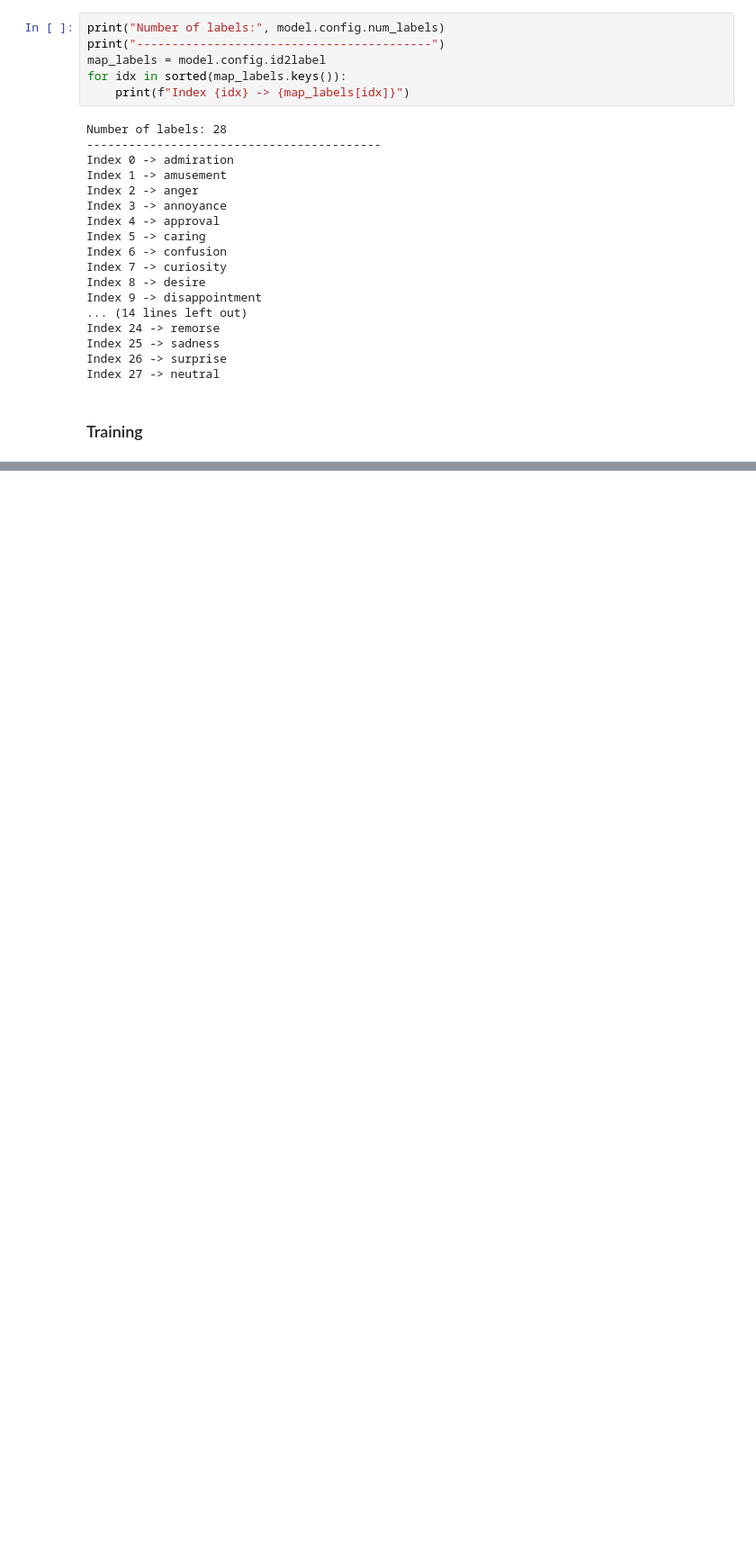
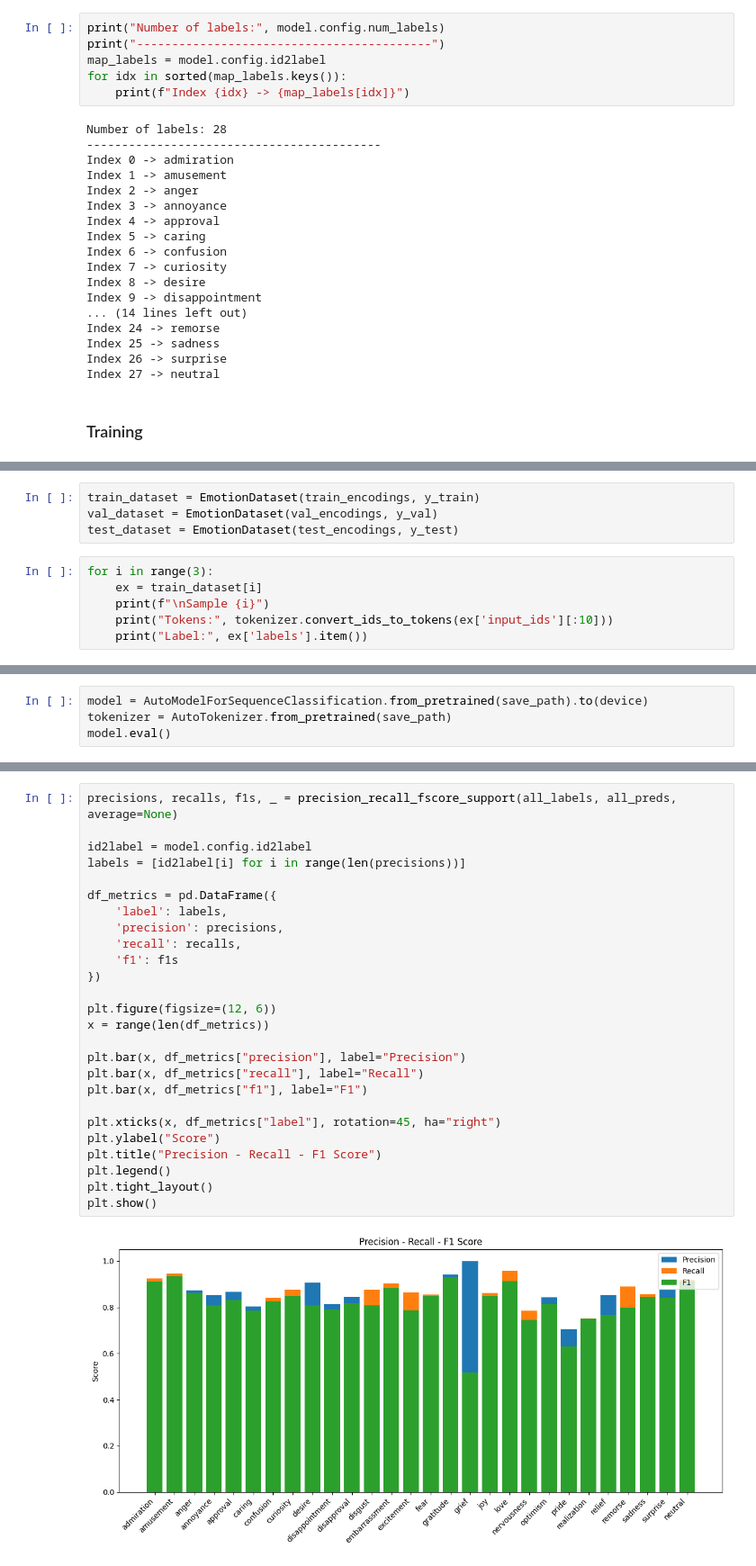
Before and after one commit to MatteoBisotti/nlp_project, a Jupyter notebook: model.ipynb, the cells around one changed output, grey strips where cells are left out. Shown at 90% size. Saved outputs shown, nothing was run; the diff lists cells and outputs as text; blank space fills up the shorter version.

Commit message:
train/test model

```diff
--- a/model.ipynb
+++ b/model.ipynb
@@ -163,0 +182,10 @@ from transformers import TrainingArguments, Trainer
+# %%
+train_dataset = EmotionDataset(train_encodings, y_train)
+val_dataset = EmotionDataset(val_encodings, y_val)
+test_dataset = EmotionDataset(test_encodings, y_test)
+# %%
+for i in range(3):
+    ex = train_dataset[i]
+    print(f"\nSample {i}")
+    print("Tokens:", tokenizer.convert_ids_to_tokens(ex['input_ids'][:10]))
+    print("Label:", ex['labels'].item())
@@ -175,0 +290,4 @@ training_args = TrainingArguments(
+# %%
+model = AutoModelForSequenceClassification.from_pretrained(save_path).to(device)
+tokenizer = AutoTokenizer.from_pretrained(save_path)
+model.eval()
@@ -175,0 +368,28 @@ training_args = TrainingArguments(
+# %%
+precisions, recalls, f1s, _ = precision_recall_fscore_support(all_labels, all_preds, average=None)
+
+id2label = model.config.id2label
+labels = [id2label[i] for i in range(len(precisions))]
+
+df_metrics = pd.DataFrame({
+    'label': labels,
+    'precision': precisions,
+    'recall': recalls,
+    'f1': f1s
+})
+
+plt.figure(figsize=(12, 6))
+x = range(len(df_metrics))
+
+plt.bar(x, df_metrics["precision"], label="Precision")
+plt.bar(x, df_metrics["recall"], label="Recall")
+plt.bar(x, df_metrics["f1"], label="F1")
+
+plt.xticks(x, df_metrics["label"], rotation=45, ha="right")
+plt.ylabel("Score")
+plt.title("Precision - Recall - F1 Score")
+plt.legend()
+plt.tight_layout()
+plt.show()
+# %% [output]
+[figure, added]
```
Also changed, not shown: parts of 9 cells of this notebook, 3 other files.
